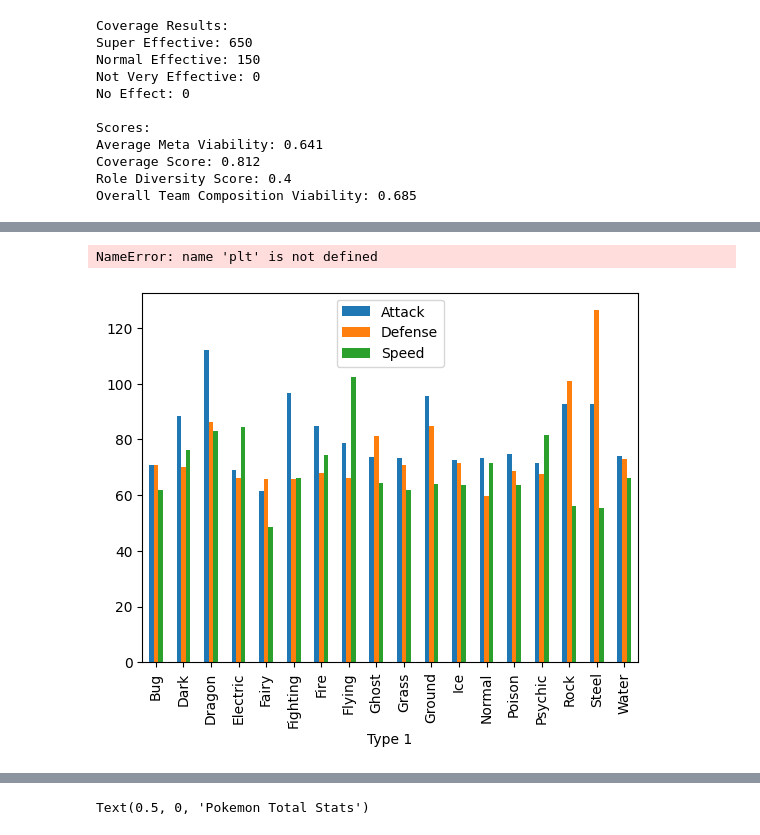
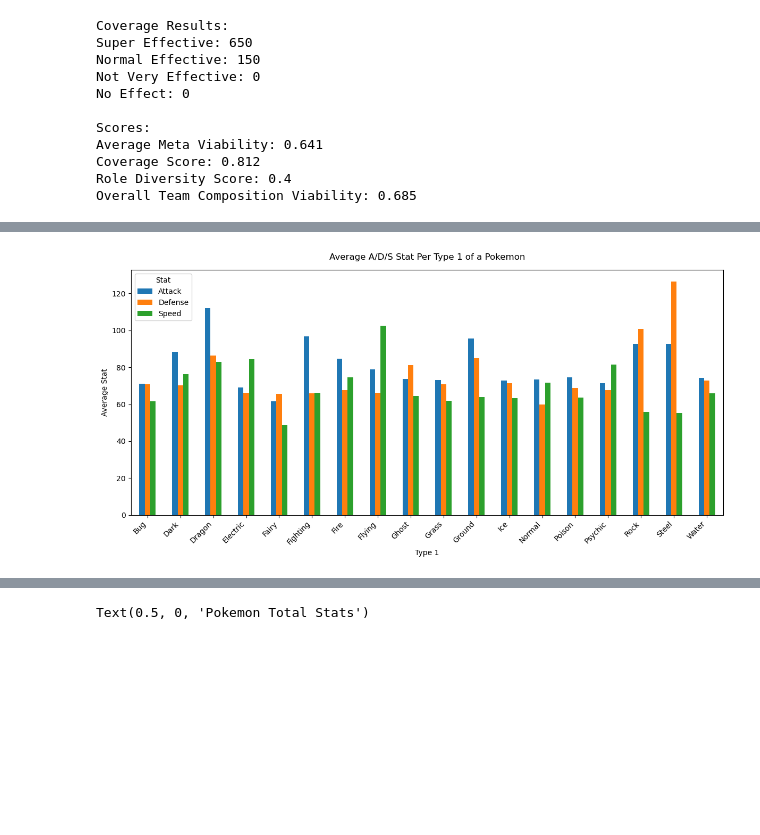
Before and after one commit to sjsu-cs122-s26/Discombobulated_Incompacitators-Pokemon-Analysis, a Jupyter notebook: notebooks/notebook.ipynb, the cells around one changed output, grey strips where cells are left out. Drawn from its saved outputs; the diff is of its cells as text; code cells hidden in the pictures; blank space fills up the shorter version.

Commit message:
Slightly clean up graphs

```diff
--- a/notebooks/notebook.ipynb
+++ b/notebooks/notebook.ipynb
@@ -657,14 +656,17 @@ ModuleNotFoundError: No module named 'seaborn'
 # %%
+import matplotlib.pyplot as plt
+
 avgStatsPerType1 = pokemon.groupby("Type 1")[['Attack', "Defense", "Speed"]].mean()
 
-#Useful to see which types specialize in which stats
-avgStatsPerType1.plot(kind="bar")
-plt.title("Average A/D/S Stat Per Type 1 of a Pokemon")
-plt.ylabel("Stat #")
-#Note: Should maybe find how to move the legend maybe outside of the plot
+ax = avgStatsPerType1.plot(kind="bar", figsize=(12, 6))
+ax.set_title("Average A/D/S Stat Per Type 1 of a Pokemon", pad=14)
+ax.set_xlabel("Type 1")
+ax.set_ylabel("Average Stat")
+plt.xticks(rotation=45, ha="right")
+plt.legend(title="Stat")
+plt.tight_layout()
 # %% [output]
-NameError: name 'plt' is not defined
-[figure, old version]
+[figure, new version]
 # %%
 sns.heatmap(pokemon[["HP", "Attack", "Defense", "Speed", "Sp. Atk", "Sp. Def", "Total"]].corr(), annot=True)
 plt.title("Pokemon Stat Correlation Heatmap") # The higher the correlation number, the more correlated each stat is.
```
Also changed, not shown: parts of 16 cells of this notebook, 2 other files.
